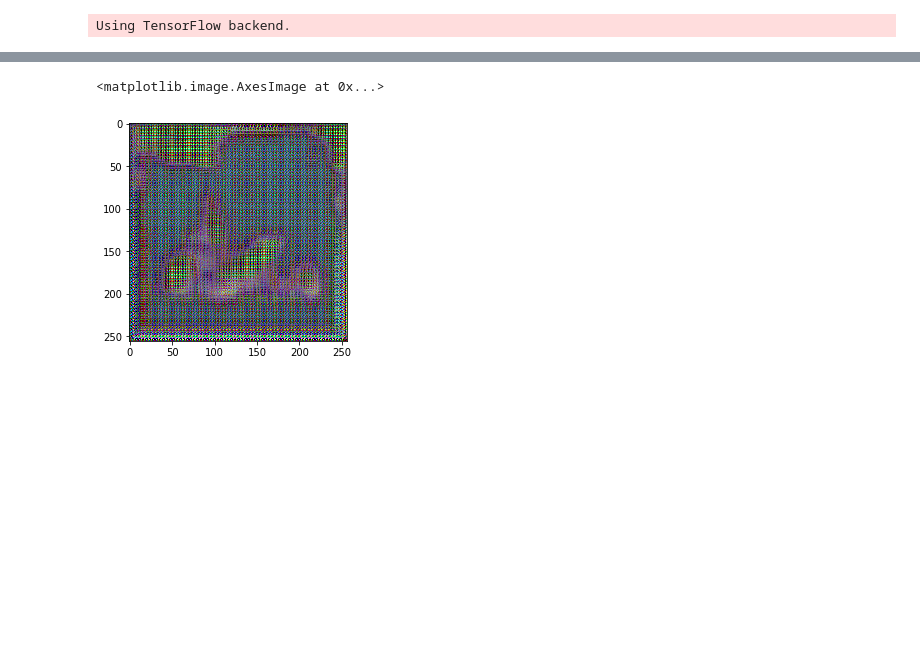
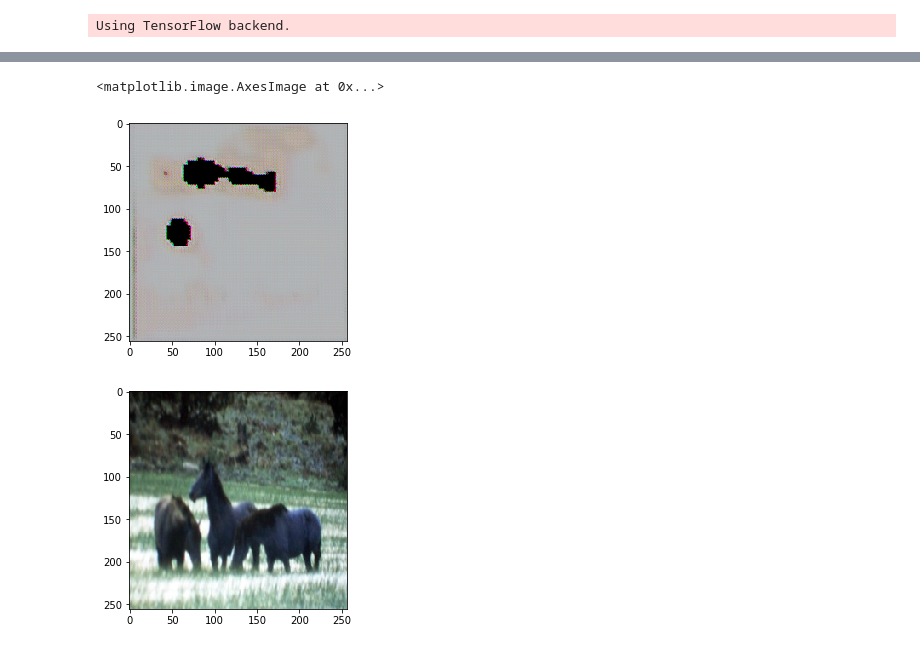
Before and after one commit to trentkyono/toolbox, a Jupyter notebook: GANs/Cycle-GAN.ipynb, the cells around one changed output, grey strips where cells are left out. Cells and saved outputs as stored; diff of their text form; code cells hidden in the pictures; blank space fills up the shorter version.

```diff
--- a/GANs/Cycle-GAN.ipynb
+++ b/GANs/Cycle-GAN.ipynb
@@ -277,4 +275,6 @@ pred = g_model_AtoB.predict(np.expand_dims(testA[0,:,:], 0))
 pred = g_model_AtoB.predict(np.expand_dims(testA[0,:,:], 0))
 # %%
 plt.imshow(pred[0])
+plt.figure()
+plt.imshow(testA[0])
 # %% [output]
@@ -282,2 +282,3 @@ W1108 14:12:52.655574 140472494511936 image.py:700] Clipping input data to the v
 <matplotlib.image.AxesImage at 0x...>
-[figure, old version]
+[figure, new version]
+[figure, added]
```
Also changed, not shown: parts of 2 cells of this notebook.
